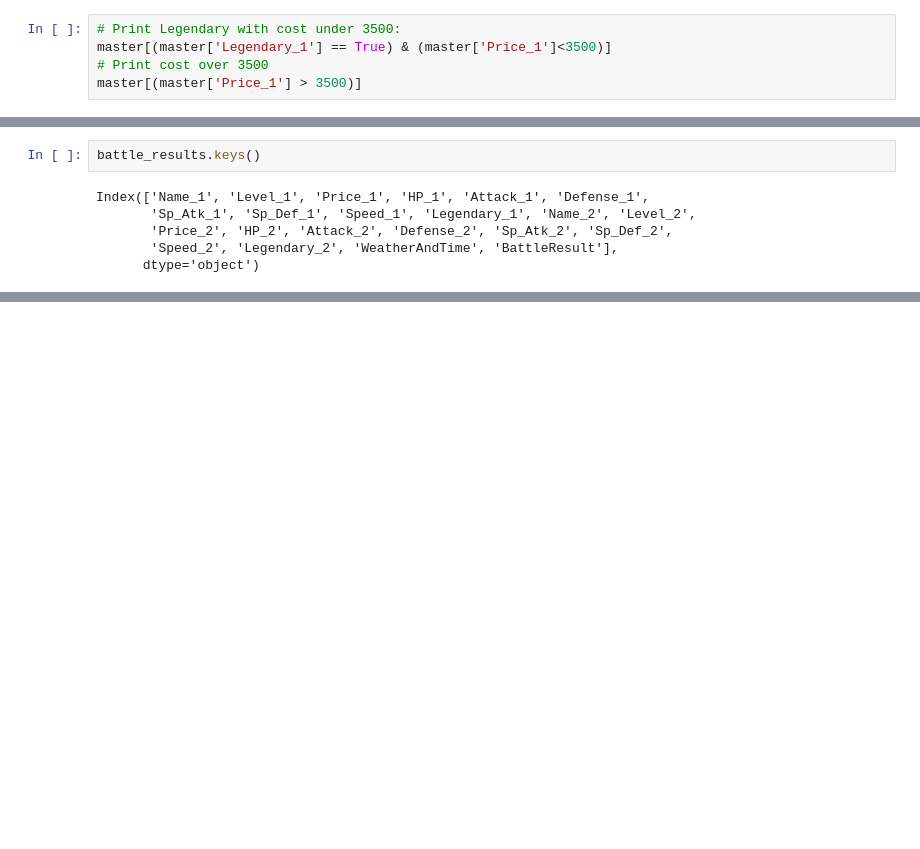
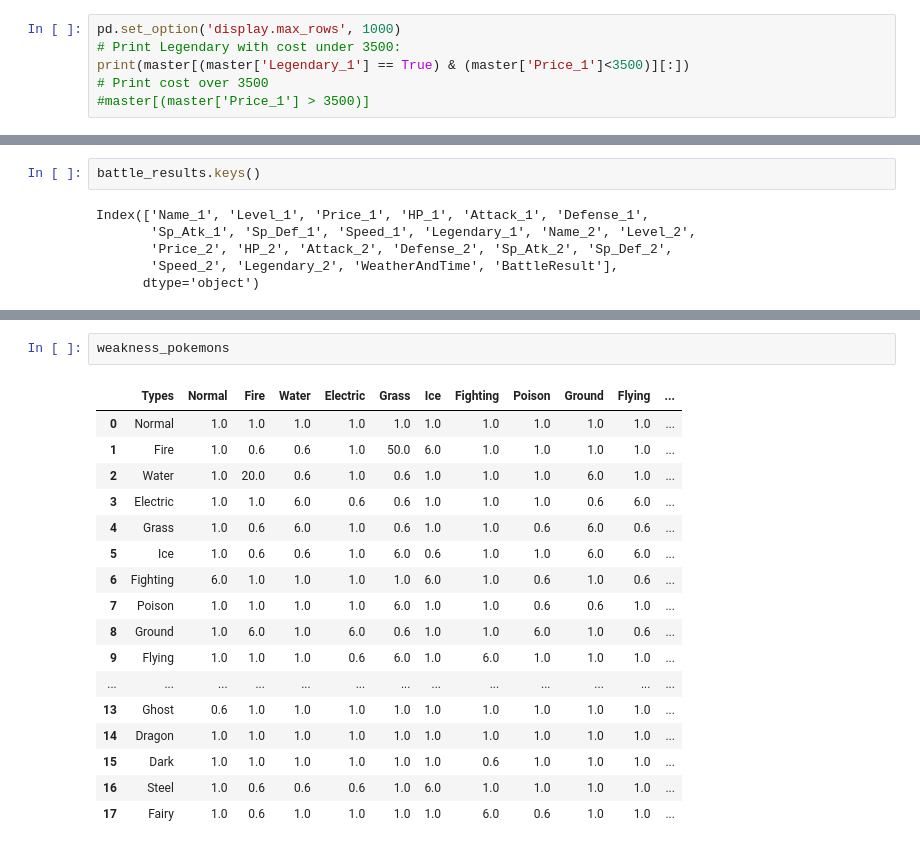
Before and after one commit to franperic/pokehackathon, a Jupyter notebook: pokehackathon-kedro/notebooks/Master_table.ipynb, the cells around one changed output, grey strips where cells are left out. Cells and saved outputs as stored; diff of their text form; blank space fills up the shorter version.

```diff
--- a/pokehackathon-kedro/notebooks/Master_table.ipynb
+++ b/pokehackathon-kedro/notebooks/Master_table.ipynb
@@ -39,6 +72,7 @@ master.head()
 # %%
+pd.set_option('display.max_rows', 1000)
 # Print Legendary with cost under 3500:
-master[(master['Legendary_1'] == True) & (master['Price_1']<3500)]
+print(master[(master['Legendary_1'] == True) & (master['Price_1']<3500)][:])
 # Print cost over 3500
-master[(master['Price_1'] > 3500)]
+#master[(master['Price_1'] > 3500)]
 # %% [output]
@@ -95,0 +333,20 @@ Index(['Name_1', 'Level_1', 'Price_1', 'HP_1', 'Attack_1', 'Defense_1',
+# %%
+weakness_pokemons
+# %% [output]
+|  | Types | Normal | Fire | Water | Electric | Grass | Ice | Fighting | Poison | Ground | Flying | ... |
+| 0 | Normal | 1.0 | 1.0 | 1.0 | 1.0 | 1.0 | 1.0 | 1.0 | 1.0 | 1.0 | 1.0 | ... |
+| 1 | Fire | 1.0 | 0.6 | 0.6 | 1.0 | 50.0 | 6.0 | 1.0 | 1.0 | 1.0 | 1.0 | ... |
+| 2 | Water | 1.0 | 20.0 | 0.6 | 1.0 | 0.6 | 1.0 | 1.0 | 1.0 | 6.0 | 1.0 | ... |
+| 3 | Electric | 1.0 | 1.0 | 6.0 | 0.6 | 0.6 | 1.0 | 1.0 | 1.0 | 0.6 | 6.0 | ... |
+| 4 | Grass | 1.0 | 0.6 | 6.0 | 1.0 | 0.6 | 1.0 | 1.0 | 0.6 | 6.0 | 0.6 | ... |
+| 5 | Ice | 1.0 | 0.6 | 0.6 | 1.0 | 6.0 | 0.6 | 1.0 | 1.0 | 6.0 | 6.0 | ... |
+| 6 | Fighting | 6.0 | 1.0 | 1.0 | 1.0 | 1.0 | 6.0 | 1.0 | 0.6 | 1.0 | 0.6 | ... |
+| 7 | Poison | 1.0 | 1.0 | 1.0 | 1.0 | 6.0 | 1.0 | 1.0 | 0.6 | 0.6 | 1.0 | ... |
+| 8 | Ground | 1.0 | 6.0 | 1.0 | 6.0 | 0.6 | 1.0 | 1.0 | 6.0 | 1.0 | 0.6 | ... |
+| 9 | Flying | 1.0 | 1.0 | 1.0 | 0.6 | 6.0 | 1.0 | 6.0 | 1.0 | 1.0 | 1.0 | ... |
+| ... | ... | ... | ... | ... | ... | ... | ... | ... | ... | ... | ... | ... |
+| 13 | Ghost | 0.6 | 1.0 | 1.0 | 1.0 | 1.0 | 1.0 | 1.0 | 1.0 | 1.0 | 1.0 | ... |
+| 14 | Dragon | 1.0 | 1.0 | 1.0 | 1.0 | 1.0 | 1.0 | 1.0 | 1.0 | 1.0 | 1.0 | ... |
+| 15 | Dark | 1.0 | 1.0 | 1.0 | 1.0 | 1.0 | 1.0 | 0.6 | 1.0 | 1.0 | 1.0 | ... |
+| 16 | Steel | 1.0 | 0.6 | 0.6 | 0.6 | 1.0 | 6.0 | 1.0 | 1.0 | 1.0 | 1.0 | ... |
+| 17 | Fairy | 1.0 | 0.6 | 1.0 | 1.0 | 1.0 | 1.0 | 6.0 | 0.6 | 1.0 | 1.0 | ... |
```
Also changed, not shown: parts of 24 cells of this notebook, 5 other files.
